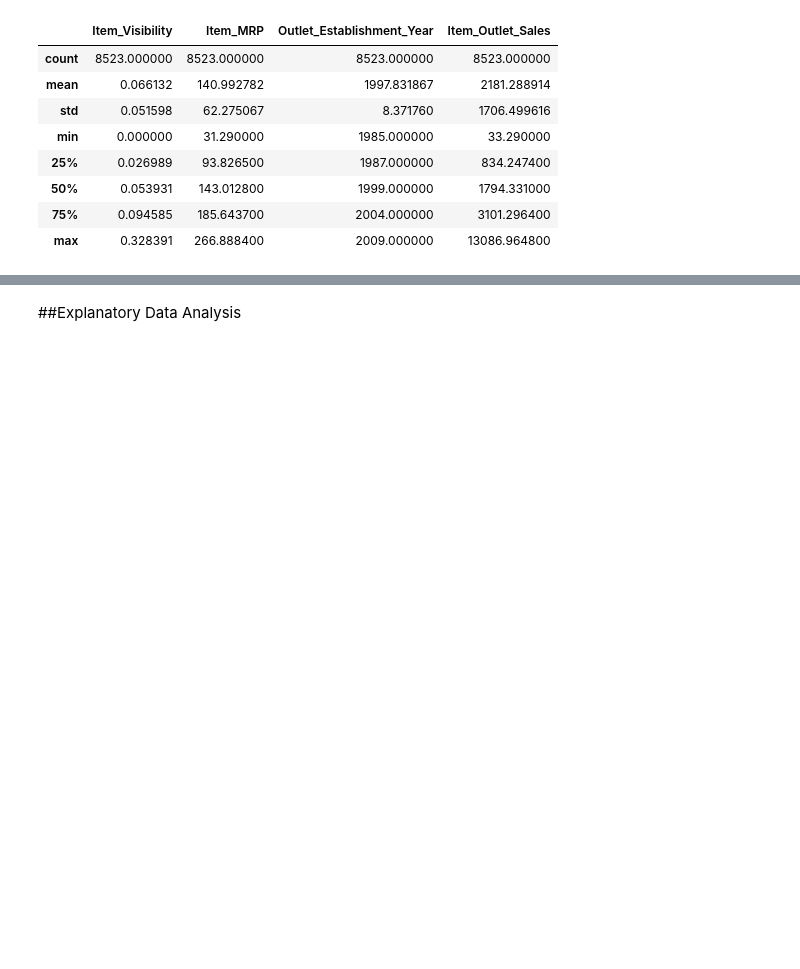
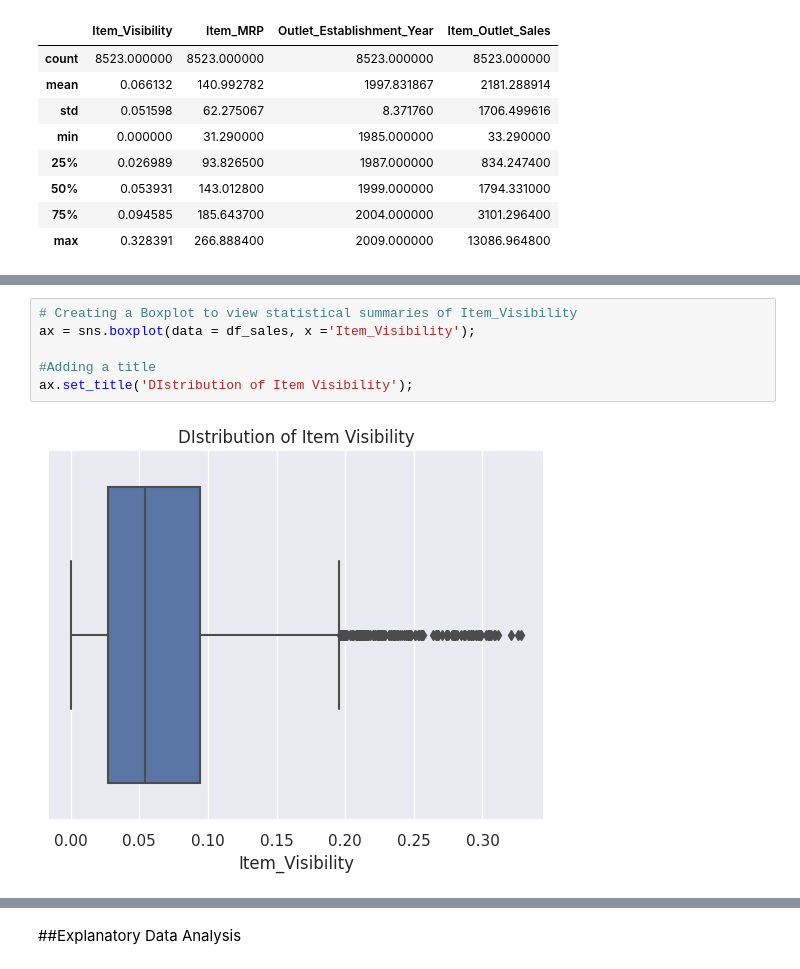
Before and after one commit to ob3dd/Prediction-of-Product-Sales, a Jupyter notebook: Prediction_of_Product_Sales.ipynb, the cells around one changed output, grey strips where cells are left out. Cells and saved outputs as stored; diff of their text form; blank space fills up the shorter version.

```diff
--- a/Prediction_of_Product_Sales.ipynb
+++ b/Prediction_of_Product_Sales.ipynb
@@ -165,0 +253,8 @@ df_sales.describe()
+# %%
+# Creating a Boxplot to view statistical summaries of Item_Visibility
+ax = sns.boxplot(data = df_sales, x ='Item_Visibility');
+
+#Adding a title
+ax.set_title('DIstribution of Item Visibility');
+# %% [output]
+[figure, added]
```
Also changed, not shown: parts of 36 cells of this notebook.
